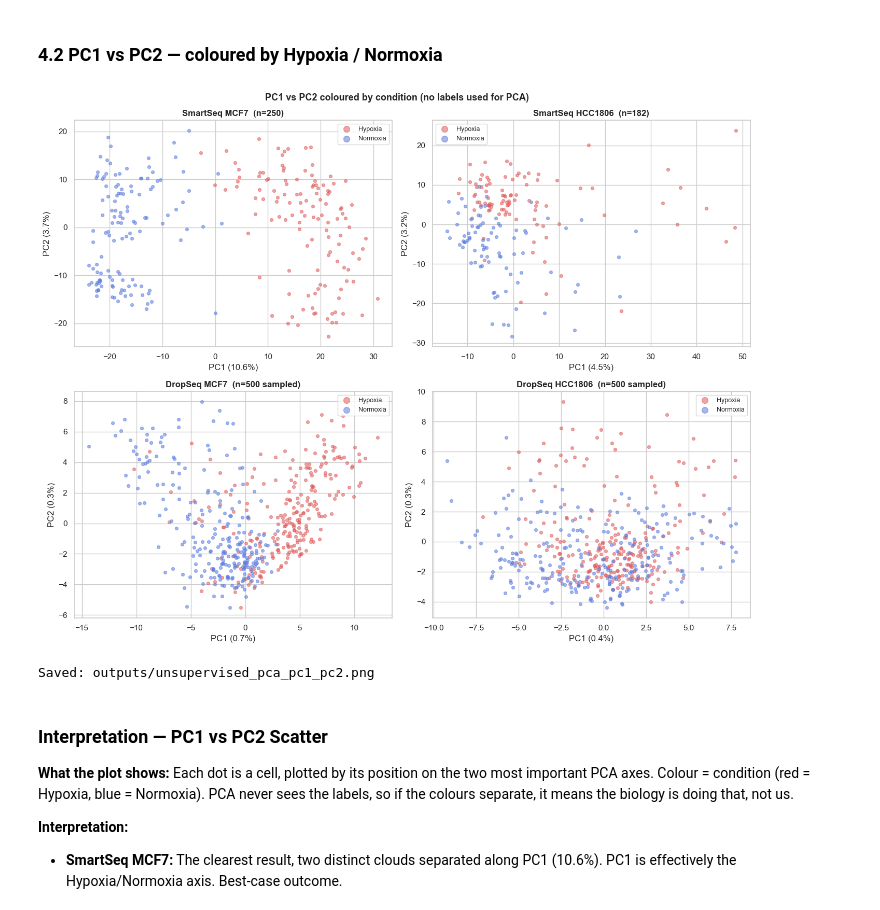
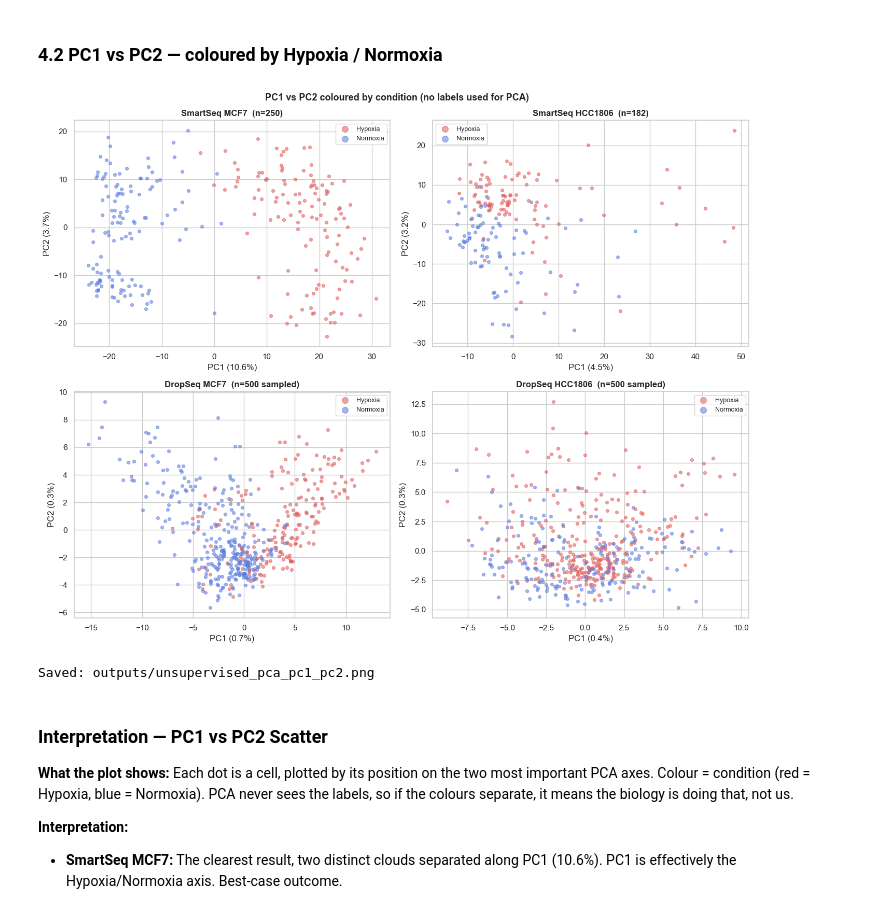
Before and after one commit to maraandronache/hypoxia-classifier, a Jupyter notebook: notebooks/02_unsupervised.ipynb, the cells around one changed output. Cells and saved outputs as stored; diff of their text form; code cells hidden in the pictures.

```diff
--- a/notebooks/02_unsupervised.ipynb
+++ b/notebooks/02_unsupervised.ipynb
@@ -76,15 +75,14 @@ We use **train splits only** for unsupervised analysis (no label leakage risk, b
 Each matrix is **genes (rows) × cells (columns)**.
 # %%
 def load_matrix(path: Path) -> pd.DataFrame:
-    """Load a gene × cell expression matrix (whitespace-separated, gene-symbol row index)."""
     return pd.read_csv(path, sep=r'\s+', engine='python', index_col=0)
 
-COND_RE = re.compile(r'(Hypoxia|Normoxia|Hypo|Norm)', re.IGNORECASE)
-_COND_MAP = {'Hypo': 'Hypoxia', 'Hypoxia': 'Hypoxia', 'Norm': 'Normoxia', 'Normoxia': 'Normoxia'}
-
 def parse_condition(col: str) -> str:
-    m = COND_RE.search(col)
-    return _COND_MAP.get(m.group(1), 'Unknown') if m else 'Unknown'
+    if 'Hypo' in col:
+        return 'Hypoxia'
+    elif 'Norm' in col:
+        return 'Normoxia'
+    return 'Unknown'
 
 def condition_series(df: pd.DataFrame) -> pd.Series:
     return pd.Series([parse_condition(c) for c in df.columns], index=df.columns, name='condition')
@@ -115,12 +113,7 @@ Two steps:
 1. **Log transform** (both SmartSeq and DropSeq): `log2(x + 1)` compresses the dynamic range and stabilises variance, making PCA and distance metrics more meaningful (deferred from preprocessing).
 2. **Z-score per gene** across all cells: brings every gene to mean=0, std=1 so that highly-expressed genes don't dominate PCA axes purely because of their scale.
 # %%
-def preprocess(df: pd.DataFrame, tech: str) -> np.ndarray:
-    """
-    Prepare a cells × genes matrix for PCA / clustering.
-    - Both SmartSeq and DropSeq: log2(x+1) transform, then z-score each gene
-    Returns: np.ndarray of shape (n_cells, n_genes)
-    """
+def preprocess(df: pd.DataFrame) -> np.ndarray:
     X = df.values.T.astype(float) #transpose
     X = np.log2(X + 1)
     X_scaled = StandardScaler().fit_transform(X) #z-score per gene
@@ -130,7 +123,7 @@ X_dict = {}
 cond_dict = {}
 
 for (tech, line), df in datasets.items():
-    X_dict[(tech, line)] = preprocess(df, tech)
+    X_dict[(tech, line)] = preprocess(df)
     cond_dict[(tech, line)] = condition_series(df).values
 
 print('Preprocessing complete.')
@@ -150,17 +143,6 @@ Each entry (i, j) shows the Pearson correlation between cell i and cell j across
 > DropSeq has ~15 000–21 000 cells, plotting the full matrix is impossible. We **subsample 400 cells** (200 per condition) for visualisation only. All other analyses use the full dataset.
 # %%
 MAX_HEATMAP = 400 #cells to display in heatmap
-
-def stratified_idx(conditions: np.ndarray, n: int, rng) -> np.ndarray:
-    """Return up to n indices balanced across unique condition values."""
-    unique = np.unique(conditions)
-    per_class = n // len(unique)
-    idx_list = []
-    for c in unique:
-        idx_c = np.where(conditions == c)[0]
-        idx_list.append(rng.choice(idx_c, size=min(per_class, len(idx_c)), replace=False))
-    return np.sort(np.concatenate(idx_list))
-
 
 COND_COL = {'Hypoxia': '#e05c5c', 'Normoxia': '#5c7de0'}
 
@@ -171,7 +153,7 @@ for ax, ((tech, line), X) in zip(axes, X_dict.items()):
     conds = cond_dict[(tech, line)]
 
     if X.shape[0] > MAX_HEATMAP:
-        idx = stratified_idx(conds, MAX_HEATMAP, RNG)
+        idx = RNG.choice(X.shape[0], MAX_HEATMAP, replace=False)
         X_s, c_s = X[idx], conds[idx]
         note = f'n={len(idx)} sampled'
     else:
@@ -367,35 +346,35 @@ axes = axes.flatten()
 
 for ax, ((tech, line), scores) in zip(axes, scores_dict.items()):
     pca = pca_dict[(tech, line)]
     conds = cond_dict[(tech, line)]
 
     if scores.shape[0] > MAX_SCATTER:
-        idx = stratified_idx(conds, MAX_SCATTER, RNG)
+        idx = RNG.choice(scores.shape[0], MAX_SCATTER, replace=False)
         s_plot = scores[idx, :2]
         c_plot = conds[idx]
         note = f'n={len(idx)} sampled'
     else:
         s_plot, c_plot = scores[:, :2], conds
         note = f'n={scores.shape[0]}'
 
     for cond, color in COND_COL.items():
         mask = c_plot == cond
         ax.scatter(s_plot[mask, 0], s_plot[mask, 1], color=color, alpha=0.55, s=18, label=cond, rasterized=True)
 
     ev1 = pca.explained_variance_ratio_[0] * 100
     ev2 = pca.explained_variance_ratio_[1] * 100
     ax.set_xlabel(f'PC1 ({ev1:.1f}%)')
     ax.set_ylabel(f'PC2 ({ev2:.1f}%)')
     ax.set_title(f'{tech} {line}  ({note})', fontweight='bold')
     ax.legend(fontsize=9, markerscale=2)
 
 fig.suptitle('PC1 vs PC2 coloured by condition (no labels used for PCA)', fontweight='bold', fontsize=13)
 plt.tight_layout()
 plt.savefig(OUT / 'unsupervised_pca_pc1_pc2.png', dpi=150, bbox_inches='tight')
 plt.show()
 print('Saved: outputs/unsupervised_pca_pc1_pc2.png')
 # %% [output]
-[figure, old version]
+[figure, new version]
 Saved: outputs/unsupervised_pca_pc1_pc2.png
 # %% [markdown]
 ### Interpretation — PC1 vs PC2 Scatter
```
Also changed, not shown: parts of 13 cells of this notebook.
